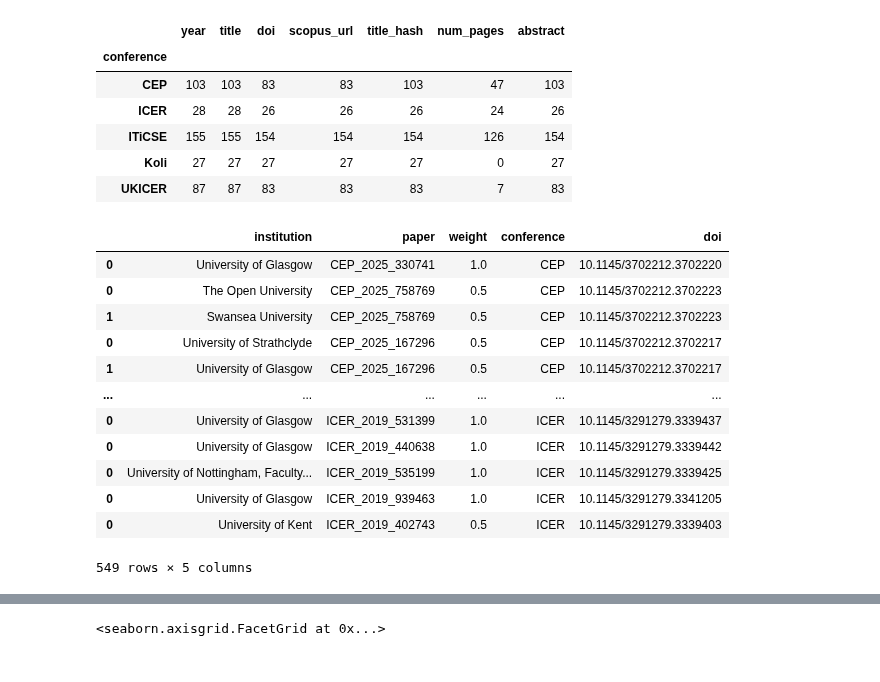
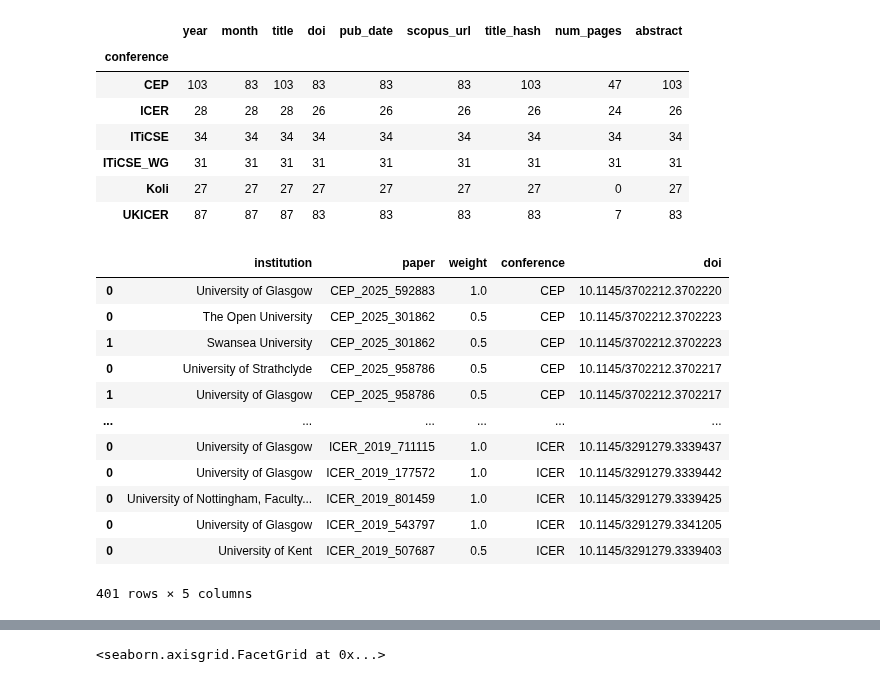
Before and after one commit to stevenaeola/CEP_Retro, a Jupyter notebook: CEP_paper_analysis.ipynb, the cells around one changed output, grey strips where cells are left out. Saved outputs shown, nothing was run; the diff lists cells and outputs as text; code cells hidden in the pictures.

```diff
--- a/CEP_paper_analysis.ipynb
+++ b/CEP_paper_analysis.ipynb
@@ -38,12 +43,27 @@ for conference in scopus_conferences:
                 paper = json.load(paperf)
                 paper_dict = {}
                 try:
-                    paper_dict['conference'] = conference
                     date = paper['coredata']['prism:coverDate']
                     year = date[0:4]
+                    month = date[5:7]
+                    paper_dict['conference'] = conference
+                    # ITiCSE happens in the summer
+                    # the working group reports are published the following December or January
+                    if(conference == "ITiCSE" and (month=="01")):
+                        year = str(int(year) - 1)
+                    # apart from in 2020 when the coverdate is listed as 17 June, not December
+                    if(conference == "ITiCSE" and ((month in ["12","01"]) or (date=="2020-06-17"))):
+                        paper_dict['conference'] = "ITiCSE_WG"
+                        print("ITiCSE date " + date + " conference" + paper_dict['conference'] + " year " + year)
+
+
+
                     paper_dict['year'] = [year]
+                    paper_dict['month'] = [month]
+
                     paper_dict['title'] = [paper['coredata']['dc:title'].strip()]
                     paper_dict['doi'] = [paper['coredata']['prism:doi']]
+                    paper_dict['pub_date'] = [paper['coredata']['prism:coverDate']]
                     paper_dict['scopus_url'] = [paper['coredata']['prism:url']]
 
                     title_hash = str(hash(str(paper_dict['title'][0])))
@@ -68,7 +88,7 @@ for conference in scopus_conferences:
                     paper_affiliation_df = pd.DataFrame({"institution": paper_uk_institutions})
                     paper_affiliation_df['paper'] = paper_dict['key']
                     paper_affiliation_df['weight'] = 1 / len(paper_affils)
-                    paper_affiliation_df['conference'] = conference
+                    paper_affiliation_df['conference'] = paper_dict['conference']
                     paper_affiliation_df['doi'] = paper_dict['doi'][0]
 
                     try:
@@ -78,10 +98,11 @@ for conference in scopus_conferences:
 
                 except KeyError as e:
                     print("KeyError ", e, " in ",fname)
-
                 paper_df = pd.DataFrame(paper_dict)
                 paper_dfs.append(paper_df)
                 paper_affiliation_dfs.append(paper_affiliation_df)
+
+#print(paper)
 # %% [output]
 KeyError  'prism:doi'  in  https%3A%2F%2Fapi.elsevier.com%2Fcontent%2Fabstract%2Fscopus_id%2F85211343653
 KeyError  'prism:doi'  in  https%3A%2F%2Fapi.elsevier.com%2Fcontent%2Fabstract%2Fscopus_id%2F85174486779
@@ -155,3 +186,5 @@ adding  ['The Student Becomes the Master: Peer Assessment in Computing']
 # %%
 papers_df = pd.concat(paper_dfs)
 papers_df.set_index('key', inplace=True)
+# remove WG pre-reports
+papers_df = papers_df[(papers_df.num_pages > 2) | (papers_df.conference != "ITiCSE")]
@@ -184,27 +216,32 @@ Name: abstract, Length: 400, dtype: object
 # %%
 papers_df.groupby('conference').count()
 # %% [output]
-|  | year | title | doi | scopus_url | title_hash | num_pages | abstract |
-| conference |  |  |  |  |  |  |  |
-| CEP | 103 | 103 | 83 | 83 | 103 | 47 | 103 |
-| ICER | 28 | 28 | 26 | 26 | 26 | 24 | 26 |
-| ITiCSE | 155 | 155 | 154 | 154 | 154 | 126 | 154 |
-| Koli | 27 | 27 | 27 | 27 | 27 | 0 | 27 |
-| UKICER | 87 | 87 | 83 | 83 | 83 | 7 | 83 |
+|  | year | month | title | doi | pub_date | scopus_url | title_hash | num_pages | abstract |
+| conference |  |  |  |  |  |  |  |  |  |
+| CEP | 103 | 83 | 103 | 83 | 83 | 83 | 103 | 47 | 103 |
+| ICER | 28 | 28 | 28 | 26 | 26 | 26 | 26 | 24 | 26 |
+| ITiCSE | 34 | 34 | 34 | 34 | 34 | 34 | 34 | 34 | 34 |
+| ITiCSE_WG | 31 | 31 | 31 | 31 | 31 | 31 | 31 | 31 | 31 |
+| Koli | 27 | 27 | 27 | 27 | 27 | 27 | 27 | 0 | 27 |
+| UKICER | 87 | 87 | 87 | 83 | 83 | 83 | 83 | 7 | 83 |
 # %%
 affiliations_df = pd.concat(paper_affiliation_dfs)
+# remove all papers excluded
+#included_paper_ids = papers_df['key']
+
+affiliations_df = affiliations_df[affiliations_df.paper.isin(papers_df.index)]
 affiliations_df
 # %% [output]
 |  | institution | paper | weight | conference | doi |
-| 0 | University of Glasgow | CEP_2025_330741 | 1.0 | CEP | 10.1145/3702212.3702220 |
-| 0 | The Open University | CEP_2025_758769 | 0.5 | CEP | 10.1145/3702212.3702223 |
-| 1 | Swansea University | CEP_2025_758769 | 0.5 | CEP | 10.1145/3702212.3702223 |
-| 0 | University of Strathclyde | CEP_2025_167296 | 0.5 | CEP | 10.1145/3702212.3702217 |
-| 1 | University of Glasgow | CEP_2025_167296 | 0.5 | CEP | 10.1145/3702212.3702217 |
+| 0 | University of Glasgow | CEP_2025_592883 | 1.0 | CEP | 10.1145/3702212.3702220 |
+| 0 | The Open University | CEP_2025_301862 | 0.5 | CEP | 10.1145/3702212.3702223 |
+| 1 | Swansea University | CEP_2025_301862 | 0.5 | CEP | 10.1145/3702212.3702223 |
+| 0 | University of Strathclyde | CEP_2025_958786 | 0.5 | CEP | 10.1145/3702212.3702217 |
+| 1 | University of Glasgow | CEP_2025_958786 | 0.5 | CEP | 10.1145/3702212.3702217 |
 | ... | ... | ... | ... | ... | ... |
-| 0 | University of Glasgow | ICER_2019_531399 | 1.0 | ICER | 10.1145/3291279.3339437 |
-| 0 | University of Glasgow | ICER_2019_440638 | 1.0 | ICER | 10.1145/3291279.3339442 |
-| 0 | University of Nottingham, Faculty... | ICER_2019_535199 | 1.0 | ICER | 10.1145/3291279.3339425 |
-| 0 | University of Glasgow | ICER_2019_939463 | 1.0 | ICER | 10.1145/3291279.3341205 |
-| 0 | University of Kent | ICER_2019_402743 | 0.5 | ICER | 10.1145/3291279.3339403 |
+| 0 | University of Glasgow | ICER_2019_711115 | 1.0 | ICER | 10.1145/3291279.3339437 |
+| 0 | University of Glasgow | ICER_2019_177572 | 1.0 | ICER | 10.1145/3291279.3339442 |
+| 0 | University of Nottingham, Faculty... | ICER_2019_801459 | 1.0 | ICER | 10.1145/3291279.3339425 |
+| 0 | University of Glasgow | ICER_2019_543797 | 1.0 | ICER | 10.1145/3291279.3341205 |
+| 0 | University of Kent | ICER_2019_507687 | 0.5 | ICER | 10.1145/3291279.3339403 |
-549 rows × 5 columns
+401 rows × 5 columns
```
Also changed, not shown: parts of 26 cells of this notebook, 1 other file.
